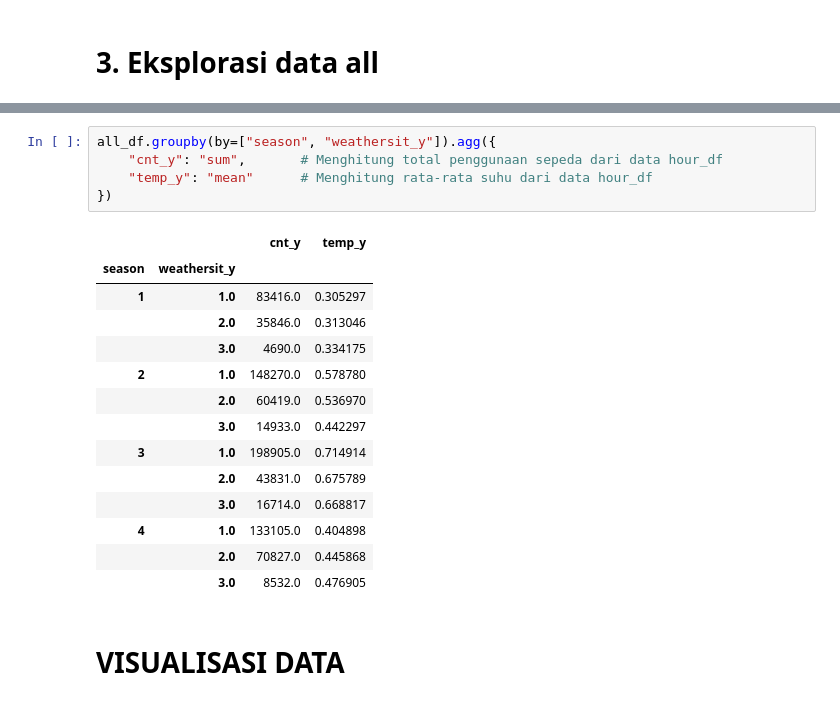
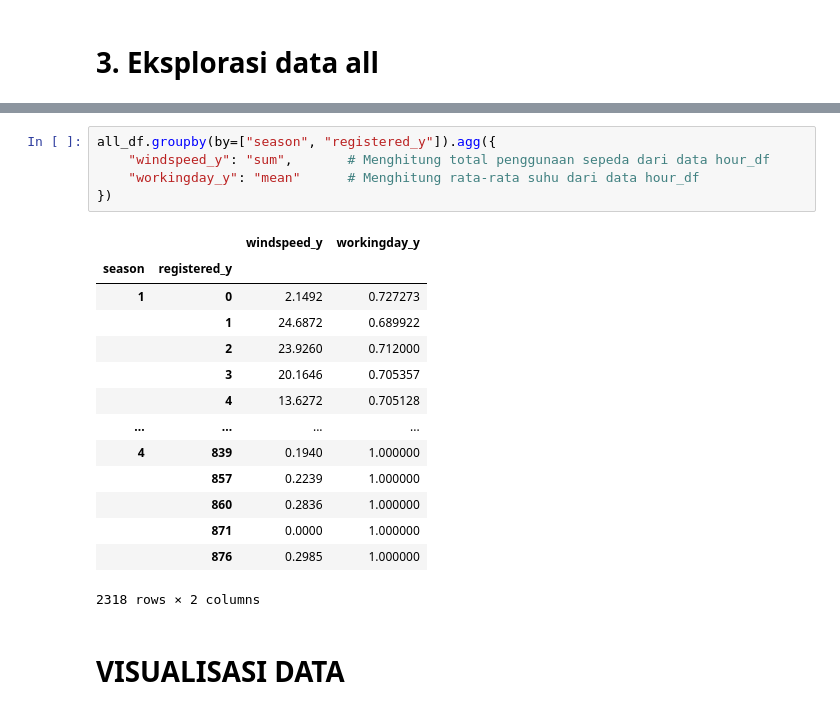
Before and after one commit to ilhamhaikal/analyst-pengguna-sepeda-setiap-musim, a Jupyter notebook: bike(1).ipynb, the cells around one changed output, grey strips where cells are left out. Cells and saved outputs as stored; diff of their text form.

```diff
--- a/bike.ipynb
+++ b/bike(1).ipynb
@@ -420,23 +439,23 @@ all_df.groupby(by=["season", "weathersit_x"]).agg({
 # %%
-all_df.groupby(by=["season", "weathersit_y"]).agg({
-    "cnt_y": "sum",       # Menghitung total penggunaan sepeda dari data hour_df
-    "temp_y": "mean"      # Menghitung rata-rata suhu dari data hour_df
+all_df.groupby(by=["season", "registered_y"]).agg({
+    "windspeed_y": "sum",       # Menghitung total penggunaan sepeda dari data hour_df
+    "workingday_y": "mean"      # Menghitung rata-rata suhu dari data hour_df
 })
 # %% [output]
-|  |  | cnt_y | temp_y |
-| season | weathersit_y |  |  |
-| 1 | 1.0 | 83416.0 | 0.305297 |
-|  | 2.0 | 35846.0 | 0.313046 |
-|  | 3.0 | 4690.0 | 0.334175 |
-| 2 | 1.0 | 148270.0 | 0.578780 |
-|  | 2.0 | 60419.0 | 0.536970 |
-|  | 3.0 | 14933.0 | 0.442297 |
-| 3 | 1.0 | 198905.0 | 0.714914 |
-|  | 2.0 | 43831.0 | 0.675789 |
-|  | 3.0 | 16714.0 | 0.668817 |
-| 4 | 1.0 | 133105.0 | 0.404898 |
-|  | 2.0 | 70827.0 | 0.445868 |
-|  | 3.0 | 8532.0 | 0.476905 |
+|  |  | windspeed_y | workingday_y |
+| season | registered_y |  |  |
+| 1 | 0 | 2.1492 | 0.727273 |
+|  | 1 | 24.6872 | 0.689922 |
+|  | 2 | 23.9260 | 0.712000 |
+|  | 3 | 20.1646 | 0.705357 |
+|  | 4 | 13.6272 | 0.705128 |
+| ... | ... | ... | ... |
+| 4 | 839 | 0.1940 | 1.000000 |
+|  | 857 | 0.2239 | 1.000000 |
+|  | 860 | 0.2836 | 1.000000 |
+|  | 871 | 0.0000 | 1.000000 |
+|  | 876 | 0.2985 | 1.000000 |
+2318 rows × 2 columns
 # %% [markdown]
 # VISUALISASI DATA
 # %% [markdown]
```
Also changed, not shown: parts of 16 cells of this notebook, 4 other files.
